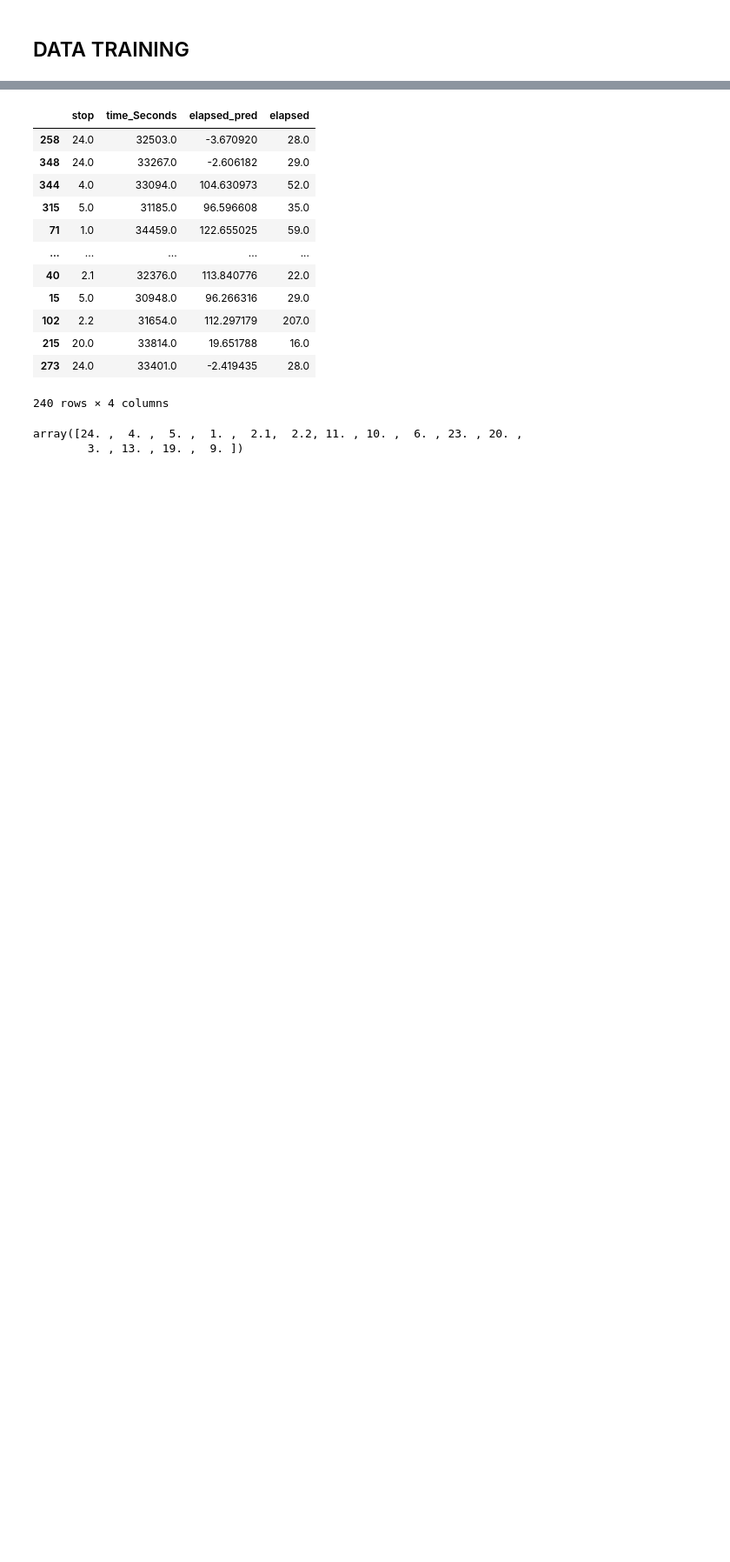
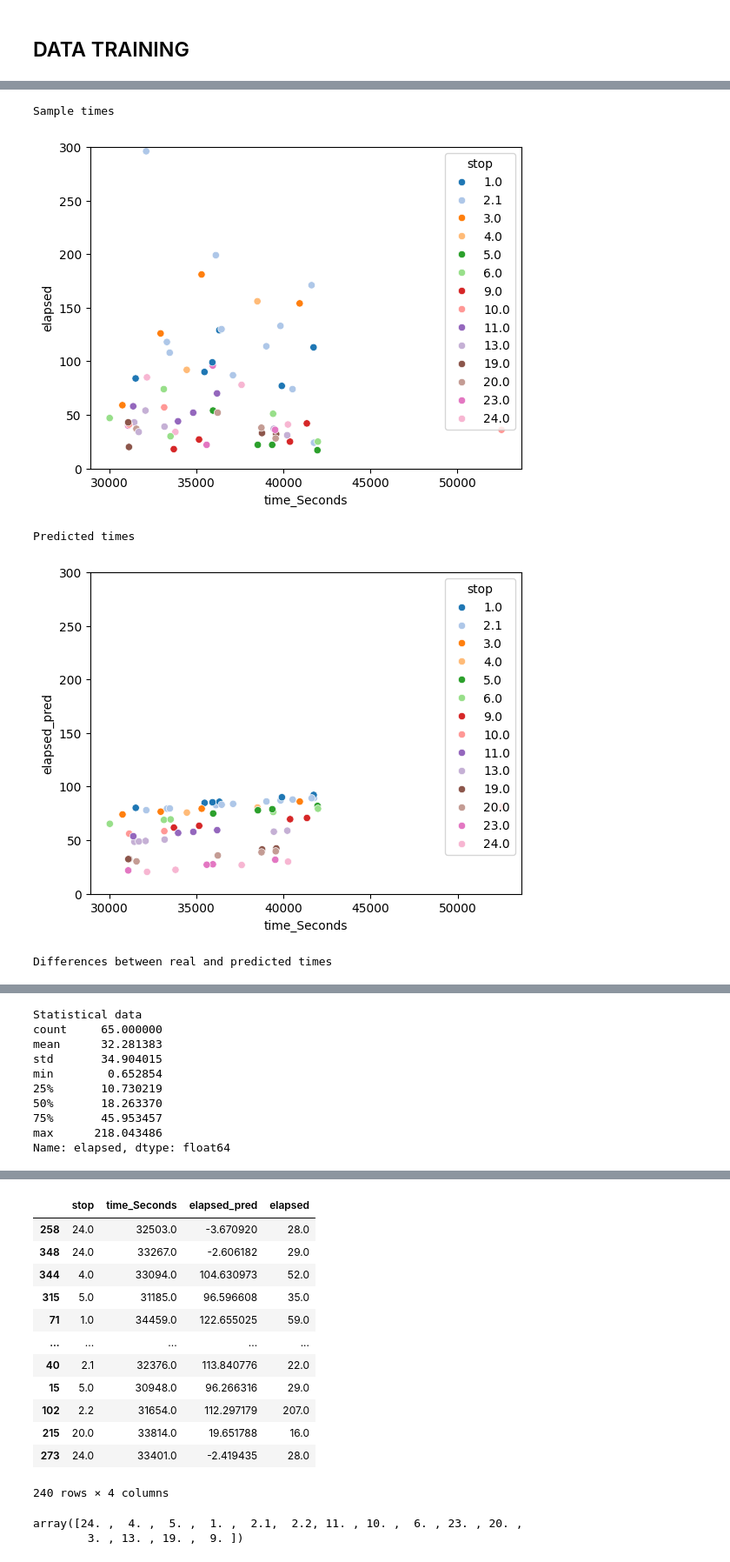
Before and after one commit to sheriranka/urban-computing-bus, a Jupyter notebook: Training.ipynb, the cells around one changed output, grey strips where cells are left out. Shown at 87% size. Cells and saved outputs as stored; diff of their text form; code cells hidden in the pictures; blank space fills up the shorter version.

```diff
--- a/Training.ipynb
+++ b/Training.ipynb
@@ -168,0 +243,60 @@ KeyError: "['time_slot'] not in index"
+# %%
+df = pd.read_csv("cleaned.csv")
+df['time_slot'] = df['time_Seconds']//3600
+sub_df = df[['stop','time_Seconds','time_slot','elapsed']]
+sub_df = sub_df.dropna()
+X = sub_df[['stop','time_Seconds']]
+y = sub_df['elapsed']
+
+X_train, X_test, y_train, y_test = train_test_split(X, y, test_size=0.2, random_state=seed)
+# print(len(X_train), len(X_test)) Output (258, 65)
+
+reg = LinearRegression().fit(X_train, y_train)
+
+y_pred = reg.predict(X_test)
+
+#Graph results
+pred = X_test
+dat = X_test
+pred['elapsed_pred']=y_pred
+dat['elapsed']=y_test
+
+print("Sample times")
+sns.scatterplot(data=dat,x='time_Seconds',y='elapsed',hue='stop',palette="tab20")
+plt.ylim(0, 300)
+plt.show()
+
+augment_data = X_train
+augment_data['elapsed']=y_train
+
+# print('Augmented_only times')
+# sns.scatterplot(data=augment_data,x='time_Seconds',y='elapsed',hue='stop',palette="tab20")
+# plt.show()
+
+print("Predicted times")
+sns.scatterplot(data=pred,x='time_Seconds',y='elapsed_pred',hue='stop',palette="tab20")
+plt.ylim(0, 300)
+plt.show()
+
+print("Differences between real and predicted times")
+
+dif = np.abs(y_test - y_pred)
+sns.kdeplot(x=dif, color='blue')
+plt.show()
+
+sns.histplot(x=dif,color='green')
+plt.xlim(0,350)
+plt.ylim(0,55)
+plt.show()
+
+sns.boxplot(x=dif,color='red')
+plt.show()
+
+print("Statistical data")
+print(pd.Series(dif).describe())
+# %% [output]
+Sample times
+[figure, added]
+Predicted times
+[figure, added]
+Differences between real and predicted times
@@ -168,0 +306,10 @@ KeyError: "['time_slot'] not in index"
+Statistical data
+count     65.000000
+mean      32.281383
+std       34.904015
+min        0.652854
+25%       10.730219
+50%       18.263370
+75%       45.953457
+max      218.043486
+Name: elapsed, dtype: float64
```
Also changed, not shown: parts of 20 cells of this notebook.
